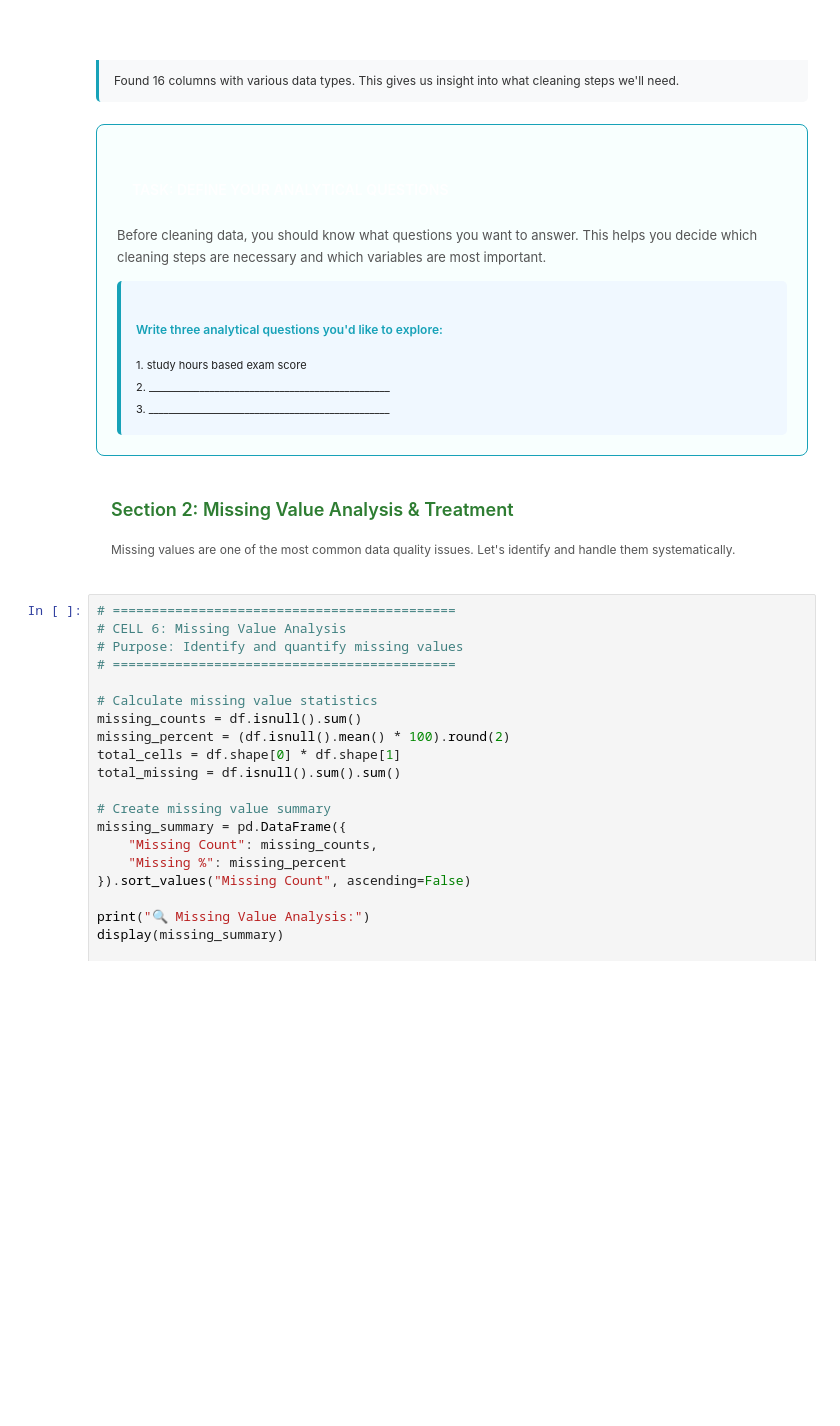
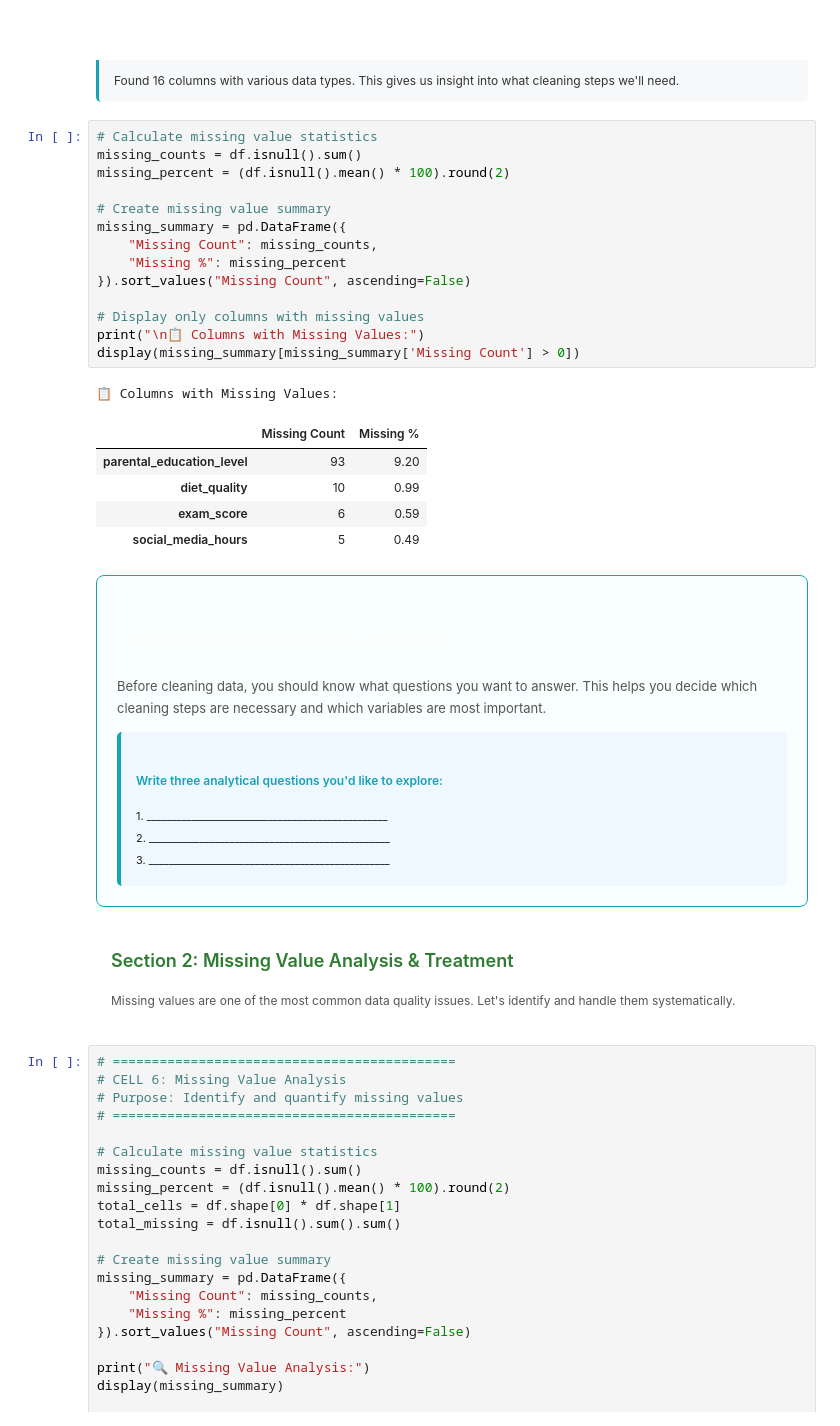
Before and after one commit to Nikhil-Kudupudi/StoryTellingWithData, a Jupyter notebook: Lab 01_DataProcessing.ipynb, the cells around one changed output. Saved outputs shown, nothing was run; the diff lists cells and outputs as text; blank space fills up the shorter version.

```diff
--- a/Lab 01_DataProcessing.ipynb
+++ b/Lab 01_DataProcessing.ipynb
@@ -252,6 +252,27 @@ pretty_print("Data Structure Analysis",
 | 15 | exam_score | float64 | 1005 | 6 | 480 |
 Data Structure Analysis
 Found 16 columns with various data types. This gives us insight into what cleaning steps we'll need.
+# %%
+# Calculate missing value statistics
+missing_counts = df.isnull().sum()
+missing_percent = (df.isnull().mean() * 100).round(2)
+
+# Create missing value summary
+missing_summary = pd.DataFrame({
+    "Missing Count": missing_counts,
+    "Missing %": missing_percent
+}).sort_values("Missing Count", ascending=False)
+
+# Display only columns with missing values
+print("\n📋 Columns with Missing Values:")
+display(missing_summary[missing_summary['Missing Count'] > 0])
+# %% [output]
+📋 Columns with Missing Values:
+|  | Missing Count | Missing % |
+| parental_education_level | 93 | 9.20 |
+| diet_quality | 10 | 0.99 |
+| exam_score | 6 | 0.59 |
+| social_media_hours | 5 | 0.49 |
 # %% [markdown]
 <div style="background: #f8fffe; border: 1px solid #17a2b8; border-radius: 8px; padding: 20px; margin: 20px 0;">
     <div style="background: linear-gradient(90deg, #17a2b8 0%, #14919e 100%); color: white; padding: 8px 15px; margin: -20px -20px 15px -20px; border-radius: 8px 8px 0 0;">
@@ -263,7 +284,7 @@ Found 16 columns with various data types. This gives us insight into what cleani
     <div style="background: #f0f8ff; padding: 15px; border-radius: 5px; border-left: 4px solid #17a2b8;">
         <h4 style="color: #17a2b8; font-size: 12px; margin: 0 0 10px 0; font-weight: 600;">Write three analytical questions you'd like to explore:</h4>
         <div style="font-family: monospace; font-size: 11px; line-height: 2;">
-            1. study hours based exam score<br>
+            1. ________________________________________________<br>
             2. ________________________________________________<br>
             3. ________________________________________________
         </div>
```
Also changed, not shown: parts of 6 cells of this notebook.
